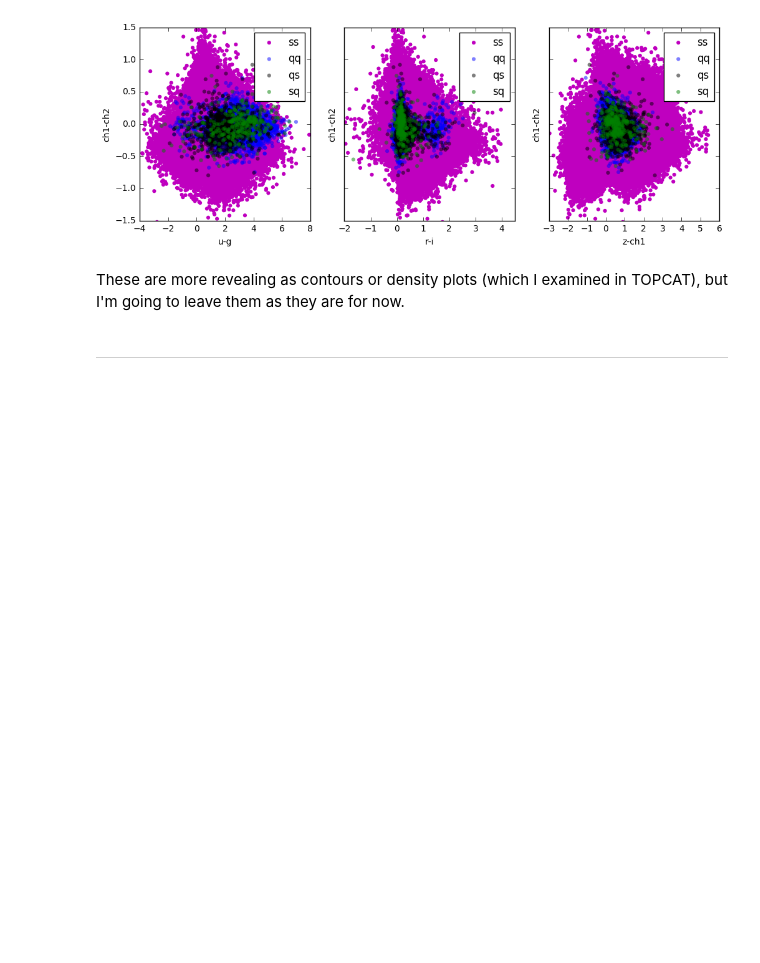
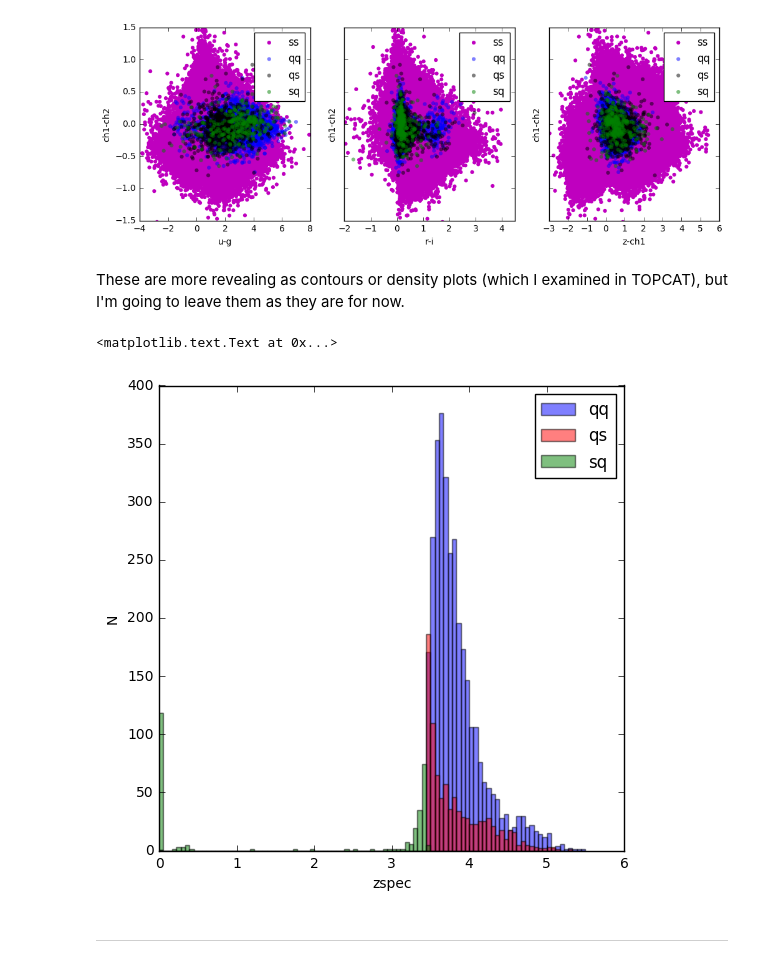
Before and after one commit to gtrichards/QuasarSelection, a Jupyter notebook: SpIESHighzCandidateSelection.ipynb, the cells around one changed output. Cells and saved outputs as stored; diff of their text form; code cells hidden in the pictures; blank space fills up the shorter version.

Commit message:
Added redshift histogram

```diff
--- a/SpIESHighzCandidateSelection.ipynb
+++ b/SpIESHighzCandidateSelection.ipynb
@@ -538,6 +538,20 @@ plt.show()
 [figure]
 # %% [markdown]
 These are more revealing as contours or density plots (which I examined in TOPCAT), but I'm going to leave them as they are for now.
+# %%
+fig = plt.figure(figsize=(6, 6))
+bins=np.linspace(0,5.5,100)
+plt.hist(dataqq['zspec'],bins=bins,label='qq',color='b',alpha=0.5)
+plt.hist(dataqs['zspec'],bins=bins,label='qs',color='r',alpha=0.5)
+plt.hist(datasq['zspec'],bins=bins,label='sq',color='g',alpha=0.5)
+#plt.xlim([-4,8])
+#plt.ylim([-1.5,1.5])
+plt.legend()
+plt.xlabel('zspec')
+plt.ylabel('N')
+# %% [output]
+<matplotlib.text.Text at 0x...>
+[figure, added]
 # %% [markdown]
 ---
 # %% [markdown]
```
